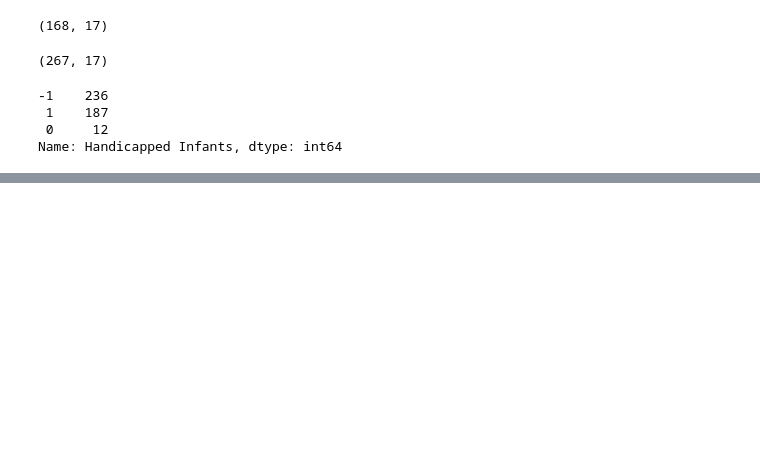
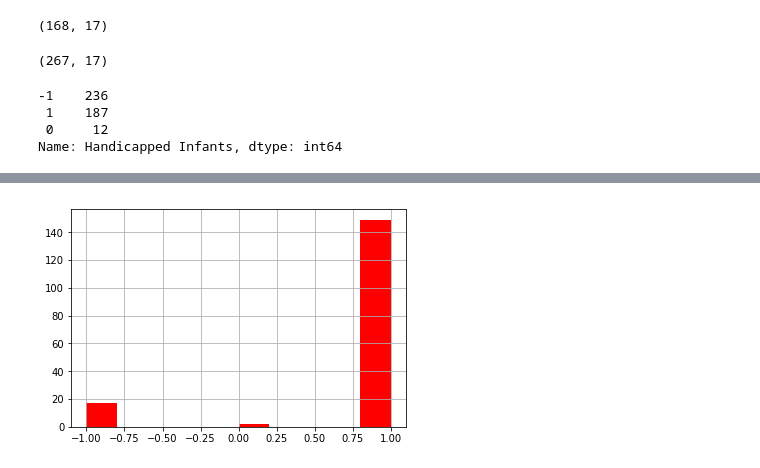
Before and after one commit to npgeorge/DS-Unit-1-Sprint-3-Statistical-Tests-and-Experiments, a Jupyter notebook: Nicholas_George_LS_DS_131_Statistics_Probability_Assignment.ipynb, the cells around one changed output, grey strips where cells are left out. Cells and saved outputs as stored; diff of their text form; code cells hidden in the pictures; blank space fills up the shorter version.

```diff
--- a/Nicholas_George_LS_DS_131_Statistics_Probability_Assignment.ipynb
+++ b/Nicholas_George_LS_DS_131_Statistics_Probability_Assignment.ipynb
@@ -478,0 +137,6 @@ Ttest_indResult(statistic=-0.6425456449553845, pvalue=0.5554965592353764)
+# %%
+reps_rga = republicans['Religious Groups in Schools']
+dems_rga =  democrats['Religious Groups in Schools']
+reps_rga.hist(color='r');
+# %% [output]
+[figure, added]
```
Also changed, not shown: parts of 46 cells of this notebook.
